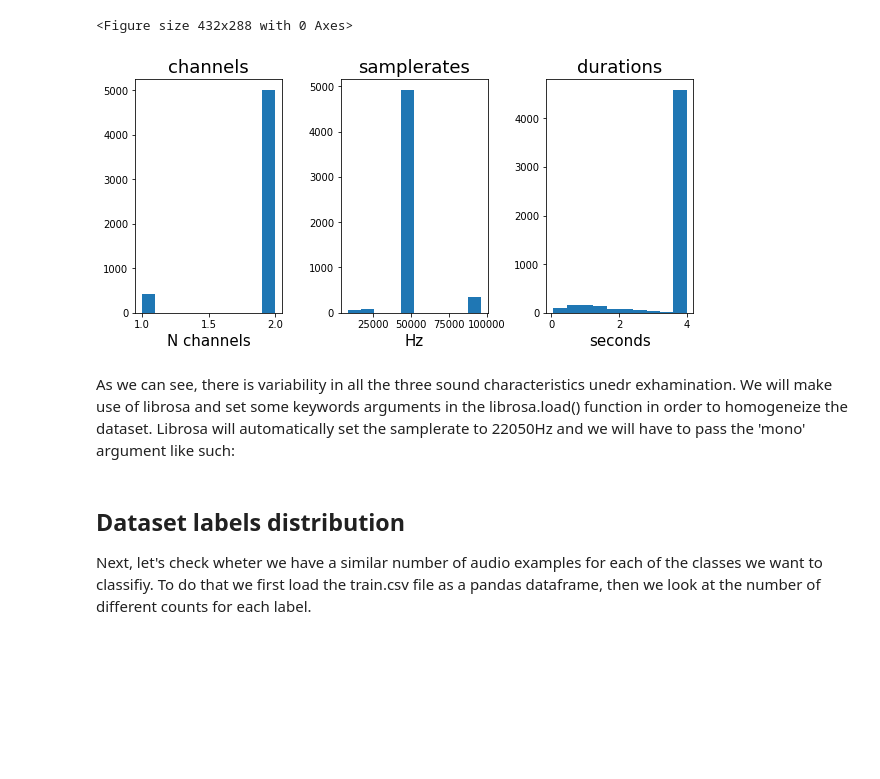
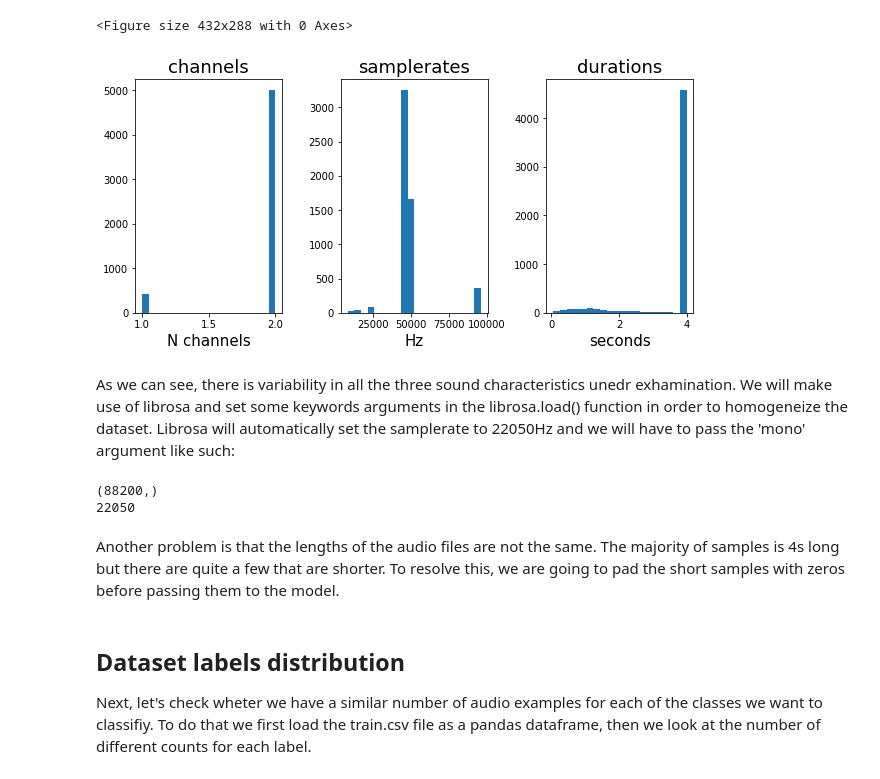
Before and after one commit to jacosol/UrbanSoundClassification, a Jupyter notebook: IpythonNotebooks/DatasetHandsOn.ipynb, the cells around one changed output. Cells and saved outputs as stored; diff of their text form; code cells hidden in the pictures; blank space fills up the shorter version.

```diff
--- a/IpythonNotebooks/DatasetHandsOn.ipynb
+++ b/IpythonNotebooks/DatasetHandsOn.ipynb
@@ -72,25 +50,32 @@ for filename in files:
 # %%
 #plot the characteristics of the sounds in the dataset
 stats = [channels, samplerates, durations]
 labels = ['channels', 'samplerates', 'durations']
 xlabels = ['N channels', 'Hz', 'seconds']
 fig = plt.figure(figsize=(10,10))
 k = -1
 for stat in stats:
     k = k+1
     plt.subplot(1,3,k+1)
-    plt.hist(stat,10)
+    plt.hist(stat,20)
     plt.title(labels[k], fontsize = 18)
     plt.xlabel(xlabels[k], fontsize = 15)
 plt.subplots_adjust(top = 0.45, wspace = 0.4)
 plt.show()
 # %% [output]
-[figure, old version]
+[figure, new version]
 # %% [markdown]
 As we can see, there is variability in all the three sound characteristics unedr exhamination. We will make use of librosa and set some keywords arguments in the librosa.load() function in order to homogeneize the dataset. Librosa will automatically set the samplerate to 22050Hz and we will have to pass the 'mono' argument like such:
 # %%
 #example of how to load a sample with fixed nchannels
-data, sr = lb.load(files[0], mono=True)
+data, sr = lb.load(files[0], mono = True)
+print(data.shape)
+print(sr)
+# %% [output]
+(88200,)
+22050
+# %% [markdown]
+Another problem is that the lengths of the audio files are not the same. The majority of samples is 4s long but there are quite a few that are shorter. To resolve this, we are going to pad the short samples with zeros before passing them to the model.
 # %% [markdown]
 ## Dataset labels distribution
 Next, let's check wheter we have a similar number of audio examples for each of the classes we want to classifiy. To do that we first load the train.csv file as a pandas dataframe, then we look at the number of different counts for each label.
```
Also changed, not shown: parts of 26 cells of this notebook.
